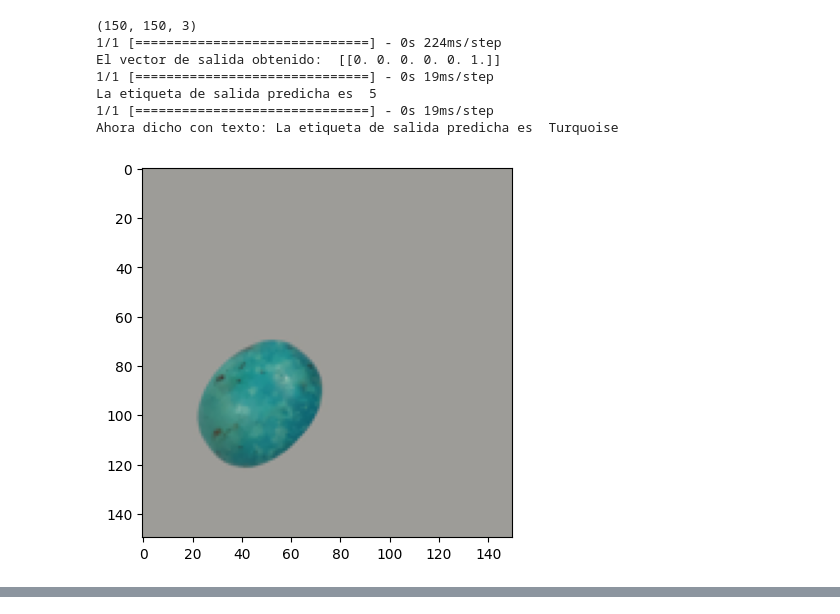
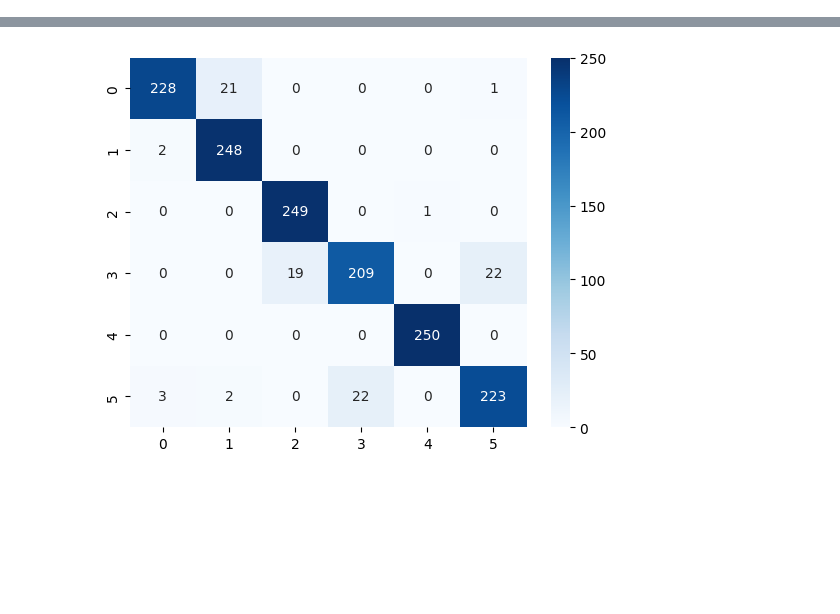
Before and after one commit to Cherly5/Practica2, a Jupyter notebook: gemstones-classification.ipynb, the cells around one changed output, grey strips where cells are left out. Drawn from its saved outputs; the diff is of its cells as text; code cells hidden in the pictures; blank space fills up the shorter version.

```diff
--- a/gemstones-classification.ipynb
+++ b/gemstones-classification.ipynb
@@ -233,38 +249,17 @@ Turquoise: Real - 250 | Predicha - 907
-# %%
-# PRODUCTION ----------------------------------------------
-
-from matplotlib.pyplot import imshow
-import numpy as np
-from PIL import Image
-import tensorflow.keras
-
-# LOADING --------------------------------------------------
-#model = tensorflow.keras.models.load_model("mimodelo.h5")
-
-etiquetas=['Emerald', 'Fake_Emerald', 'Fake_Ruby', 'Fake_Turquoise', 'Ruby', 'Turquoise']
-%matplotlib inline
-
-pil_im = Image.open('/kaggle/input/gemstones/FYP_Datasets/test/Turquoise/Turqoise_700.jpg', 'r')
-im = np.asarray(pil_im.resize((150, 150)))
-imshow(im)
-print(im.shape) # La imagen es un array de dimensión: 150x150x3
-
-# El método `predict` hace la predicción de un lote de entradas, no solo una.
-# En el caso de que tengamos solo una entrada deberemos añadirle una dimensión más
-# al array numpy para que la entrada tenga la dimensión: 1x150x150x3
-
-im = im.reshape(1,150,150,3)
-
-
-print('El vector de salida obtenido: ', model.predict(im))
-print('La etiqueta de salida predicha es ', np.argmax(model.predict(im)))
-print('Ahora dicho con texto: La etiqueta de salida predicha es ', etiquetas[np.argmax(model.predict(im))])
-# %% [output]
-(150, 150, 3)
-1/1 [==============================] - 0s 224ms/step
-El vector de salida obtenido:  [[0. 0. 0. 0. 0. 1.]]
-1/1 [==============================] - 0s 19ms/step
-La etiqueta de salida predicha es  5
-1/1 [==============================] - 0s 19ms/step
-Ahora dicho con texto: La etiqueta de salida predicha es  Turquoise
-[figure, removed]
+# %%
+# CONFUSION MATRIX --------------------------------------
+
+from sklearn.metrics import classification_report, confusion_matrix, ConfusionMatrixDisplay
+import seaborn as sns
+
+results = np.concatenate([(y, model.predict(x=x)) for x, y in test_ds], axis=1)
+
+labels = np.argmax(results[0], axis=1)
+predictions = np.argmax(results[1], axis=1)
+
+cf_matrix = confusion_matrix(labels, predictions)
+
+sns.heatmap(cf_matrix, annot=True, fmt="d", cmap="Blues")
+
+print(classification_report(labels, predictions, digits = 4))
+# %% [output]
@@ -270,0 +283 @@ Ahora dicho con texto: La etiqueta de salida predicha es  Turquoise
+[figure, added]
```
Also changed, not shown: parts of 12 cells of this notebook.
